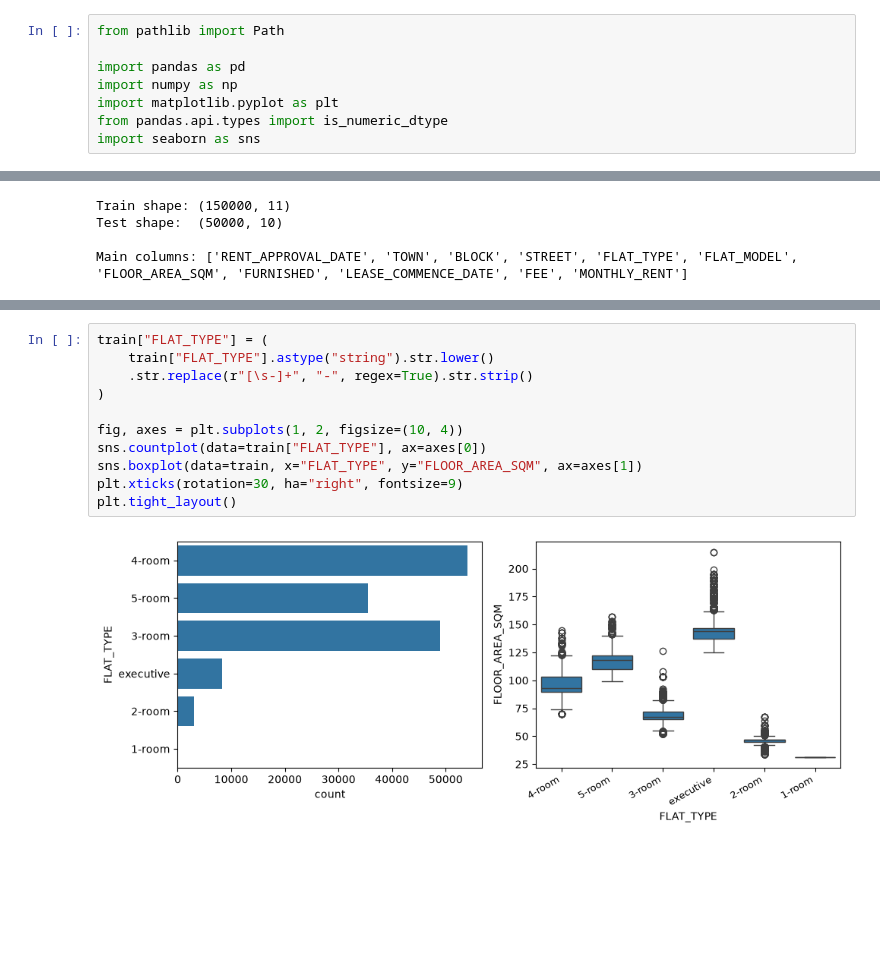
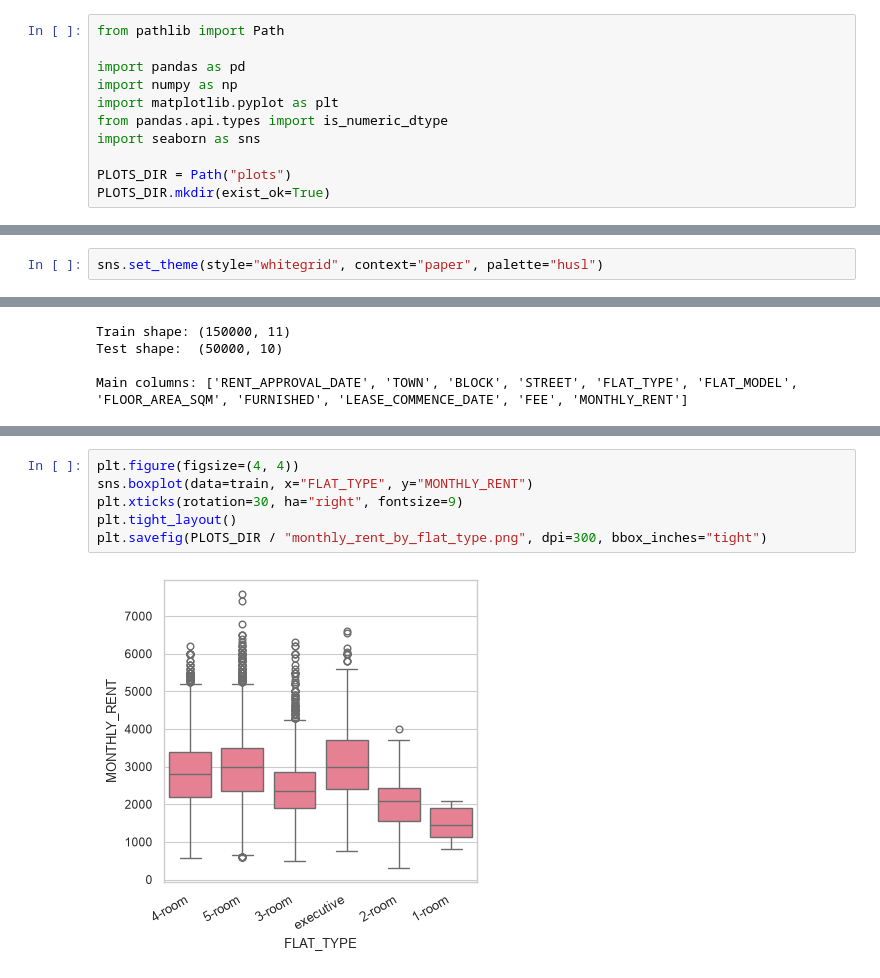
Before and after one commit to MuktaWagle/cs5228_team26, a Jupyter notebook: EDA_main.ipynb, the cells around one changed output, grey strips where cells are left out. Drawn from its saved outputs; the diff is of its cells as text; blank space fills up the shorter version.

```diff
--- a/EDA_main.ipynb
+++ b/EDA_main.ipynb
@@ -8,3 +8,6 @@ import numpy as np
 import matplotlib.pyplot as plt
 from pandas.api.types import is_numeric_dtype
 import seaborn as sns
+
+PLOTS_DIR = Path("plots")
+PLOTS_DIR.mkdir(exist_ok=True)
@@ -11,3 +16,5 @@ import seaborn as sns
+# %%
+sns.set_theme(style="whitegrid", context="paper", palette="husl")
 # %%
 PROJECT_ROOT = Path.cwd()
 TRAIN_PATH = PROJECT_ROOT / "train.csv"
@@ -88,13 +250,8 @@ plt.tight_layout()
 # %%
-train["FLAT_TYPE"] = (
-    train["FLAT_TYPE"].astype("string").str.lower()
-    .str.replace(r"[\s-]+", "-", regex=True).str.strip()
-)
-
-fig, axes = plt.subplots(1, 2, figsize=(10, 4))
-sns.countplot(data=train["FLAT_TYPE"], ax=axes[0])
-sns.boxplot(data=train, x="FLAT_TYPE", y="FLOOR_AREA_SQM", ax=axes[1])
+plt.figure(figsize=(4, 4))
+sns.boxplot(data=train, x="FLAT_TYPE", y="MONTHLY_RENT")
 plt.xticks(rotation=30, ha="right", fontsize=9)
 plt.tight_layout()
+plt.savefig(PLOTS_DIR / "monthly_rent_by_flat_type.png", dpi=300, bbox_inches="tight")
 # %% [output]
-[figure, old version]
+[figure, new version]
```
Also changed, not shown: parts of 44 cells of this notebook, 11 other files.
